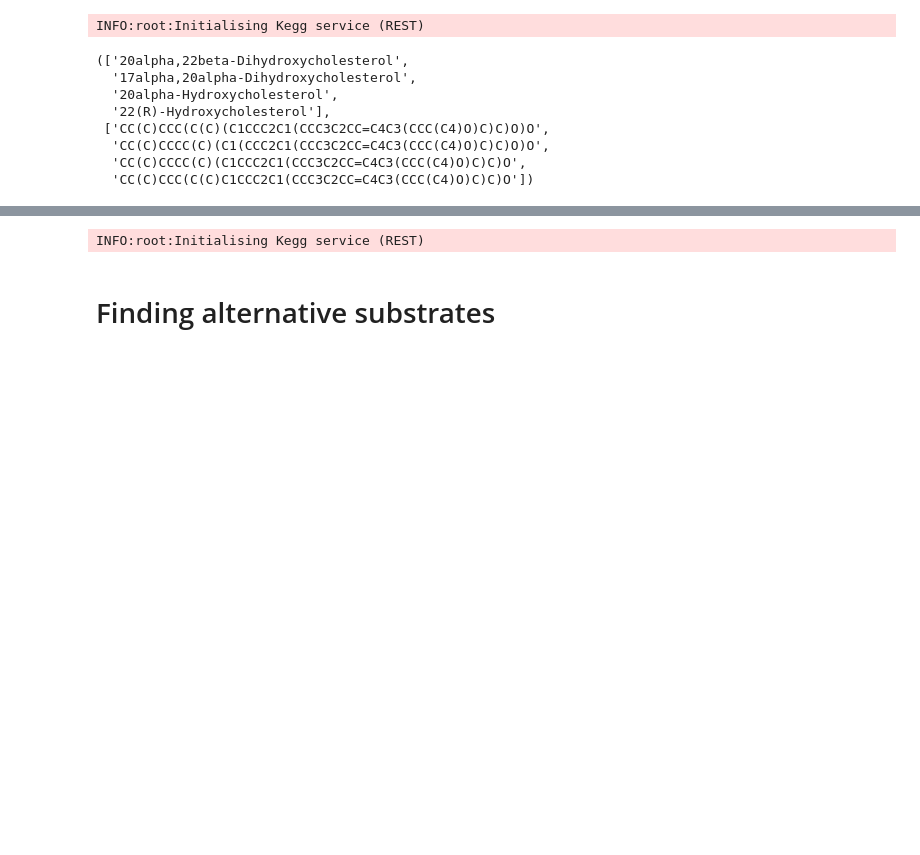
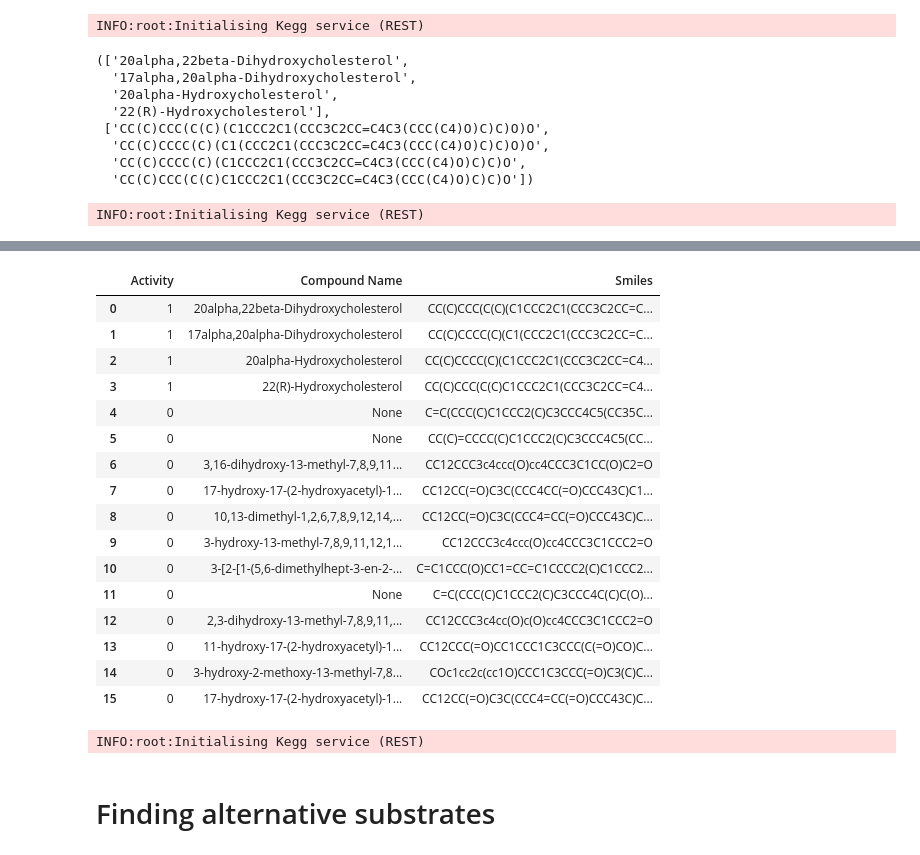
Before and after one commit to PerlJam/1KM, a Jupyter notebook: product_algorithms/Bioservices_and_API.ipynb, the cells around one changed output, grey strips where cells are left out. Drawn from its saved outputs; the diff is of its cells as text; code cells hidden in the pictures; blank space fills up the shorter version.

```diff
--- a/product_algorithms/Bioservices_and_API.ipynb
+++ b/product_algorithms/Bioservices_and_API.ipynb
@@ -206,7 +209,7 @@ def cross_validate_sliding_threshold(ec_number):
 
     return validation_per_percent
 # %%
-def find_alternative_substrates(enzyme):
+def rf_find_alternative_substrates(enzyme):
 
     ###grabs the substrates of the given enzyme and their smiles
     compound_names, positive_smiles = retrieve_enzyme_substrates(enzyme)
@@ -271,7 +274,7 @@ def find_alternative_substrates(enzyme):
         if str( rf_classifier(mols, activities, steroidlist[i]) ) == '[1]':
             if steroidlist[i] not in mols:
                 values.append( steroidlist[i] )
-
+    values = canonicalize_smiles(values)
     return values, training_set
 # %%
 def tanimoto_candidates(target, steroidlist):
@@ -322,3 +340,10 @@ INFO:root:Initialising Kegg service (REST)
   'CC(C)CCCC(C)(C1(CCC2C1(CCC3C2CC=C4C3(CCC(C4)O)C)C)O)O',
   'CC(C)CCCC(C)(C1CCC2C1(CCC3C2CC=C4C3(CCC(C4)O)C)C)O',
   'CC(C)CCC(C(C)C1CCC2C1(CCC3C2CC=C4C3(CCC(C4)O)C)C)O'])
+# %%
+data, data2 = rf_find_alternative_substrates('ec:1.14.15.6')
+# %% [output]
+INFO:root:Initialising Kegg service (REST)
+# %%
+data2
+# %% [output]
@@ -325,3 +355,20 @@ INFO:root:Initialising Kegg service (REST)
+|  | Activity | Compound Name | Smiles |
+| 0 | 1 | 20alpha,22beta-Dihydroxycholesterol | CC(C)CCC(C(C)(C1CCC2C1(CCC3C2CC=C... |
+| 1 | 1 | 17alpha,20alpha-Dihydroxycholesterol | CC(C)CCCC(C)(C1(CCC2C1(CCC3C2CC=C... |
+| 2 | 1 | 20alpha-Hydroxycholesterol | CC(C)CCCC(C)(C1CCC2C1(CCC3C2CC=C4... |
+| 3 | 1 | 22(R)-Hydroxycholesterol | CC(C)CCC(C(C)C1CCC2C1(CCC3C2CC=C4... |
+| 4 | 0 | None | C=C(CCC(C)C1CCC2(C)C3CCC4C5(CC35C... |
+| 5 | 0 | None | CC(C)=CCCC(C)C1CCC2(C)C3CCC4C5(CC... |
+| 6 | 0 | 3,16-dihydroxy-13-methyl-7,8,9,11... | CC12CCC3c4ccc(O)cc4CCC3C1CC(O)C2=O |
+| 7 | 0 | 17-hydroxy-17-(2-hydroxyacetyl)-1... | CC12CC(=O)C3C(CCC4CC(=O)CCC43C)C1... |
+| 8 | 0 | 10,13-dimethyl-1,2,6,7,8,9,12,14,... | CC12CC(=O)C3C(CCC4=CC(=O)CCC43C)C... |
+| 9 | 0 | 3-hydroxy-13-methyl-7,8,9,11,12,1... | CC12CCC3c4ccc(O)cc4CCC3C1CCC2=O |
+| 10 | 0 | 3-[2-[1-(5,6-dimethylhept-3-en-2-... | C=C1CCC(O)CC1=CC=C1CCCC2(C)C1CCC2... |
+| 11 | 0 | None | C=C(CCC(C)C1CCC2(C)C3CCC4C(C)C(O)... |
+| 12 | 0 | 2,3-dihydroxy-13-methyl-7,8,9,11,... | CC12CCC3c4cc(O)c(O)cc4CCC3C1CCC2=O |
+| 13 | 0 | 11-hydroxy-17-(2-hydroxyacetyl)-1... | CC12CCC(=O)CC1CCC1C3CCC(C(=O)CO)C... |
+| 14 | 0 | 3-hydroxy-2-methoxy-13-methyl-7,8... | COc1cc2c(cc1O)CCC1C3CCC(=O)C3(C)C... |
+| 15 | 0 | 17-hydroxy-17-(2-hydroxyacetyl)-1... | CC12CC(=O)C3C(CCC4=CC(=O)CCC43C)C... |
 # %%
 s = Kegg()
 compound_search = (s.get(str('ec:1.14.15.6')))
```
Also changed, not shown: parts of 8 cells of this notebook, 1 other file.
